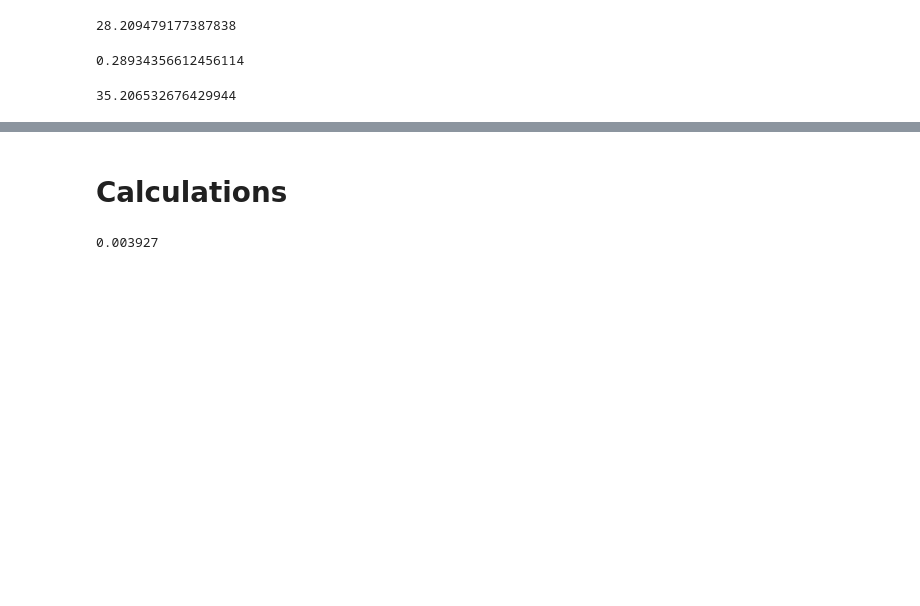
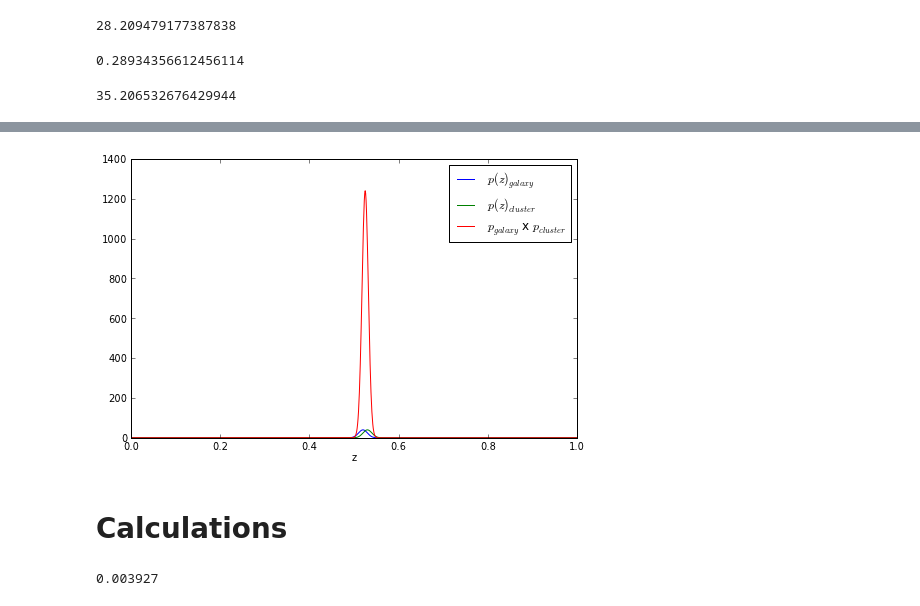
Before and after one commit to wadawson/dissertation, a Jupyter notebook: Chapter4/GalaxyCentroidUncertainty.ipynb, the cells around one changed output, grey strips where cells are left out. Saved outputs shown, nothing was run; the diff lists cells and outputs as text; code cells hidden in the pictures; blank space fills up the shorter version.

```diff
--- a/Chapter4/GalaxyCentroidUncertainty.ipynb
+++ b/Chapter4/GalaxyCentroidUncertainty.ipynb
@@ -142,3 +145,7 @@ decrange=(29.79978,29.88314)
+# %%
+plotgaus(0.52,0.01,0.53,0.01)
+# %% [output]
+[figure, added]
 # %% [markdown]
 # Calculations
 # %%
```
Also changed, not shown: parts of 51 cells of this notebook, 7 other files.
